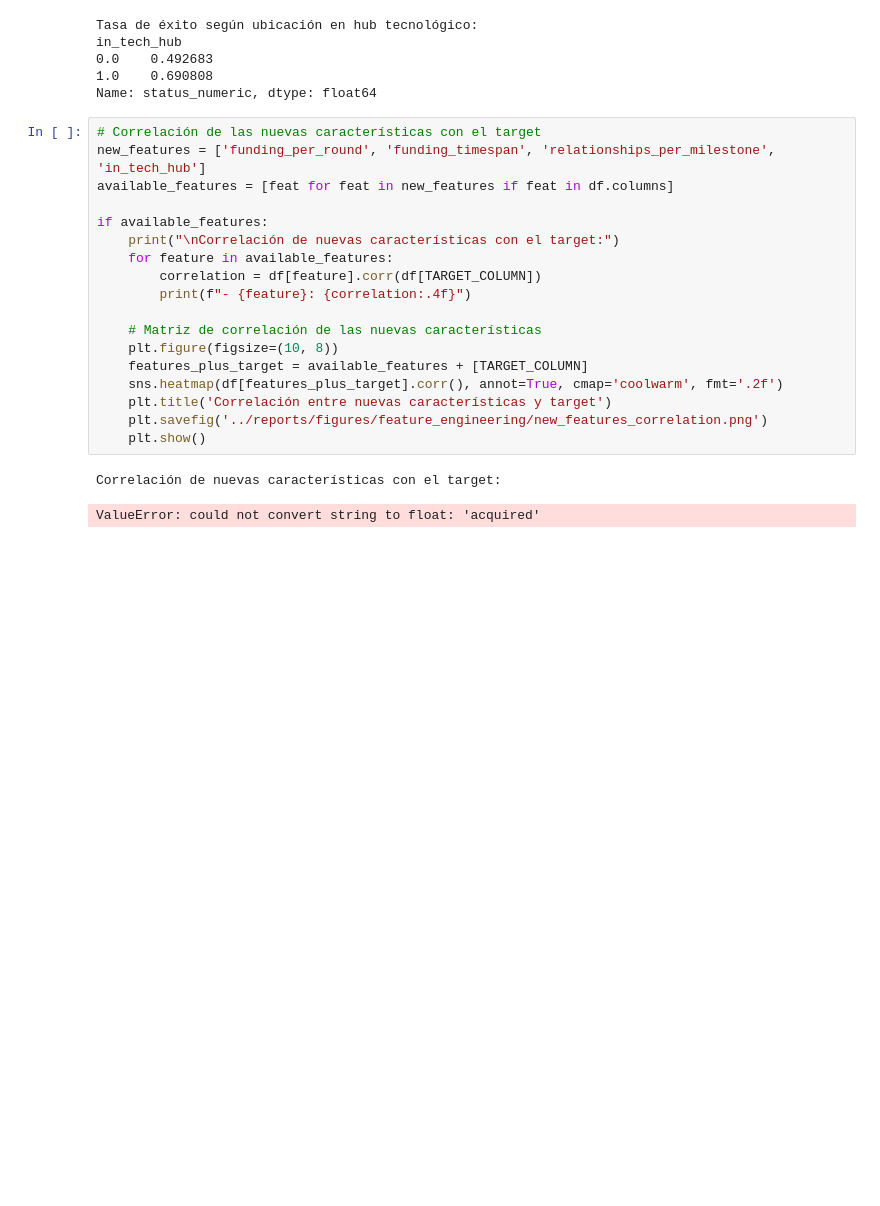
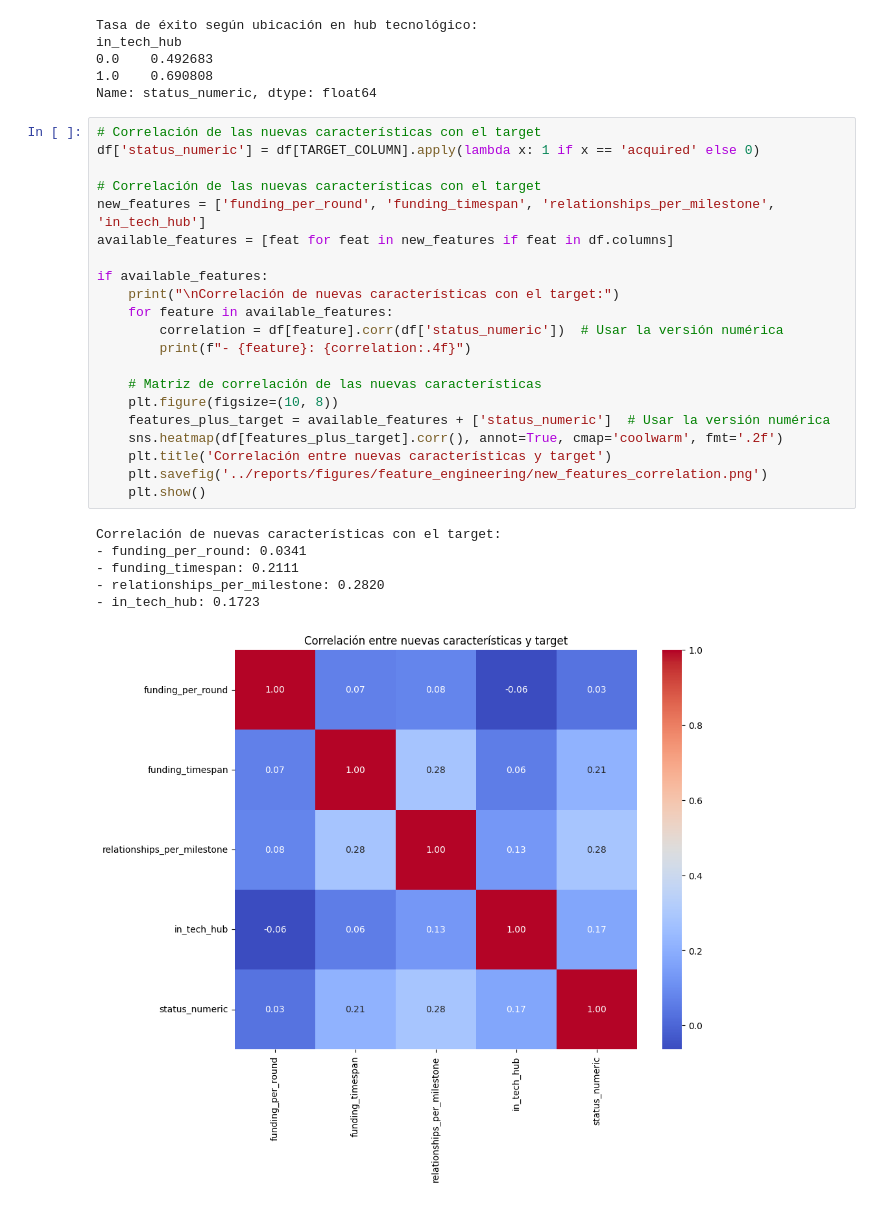
Before and after one commit to AlexLopez-ia/startups-ml, a Jupyter notebook: notebooks/02_feature_engineering.ipynb, the cells around one changed output. Cells and saved outputs as stored; diff of their text form; blank space fills up the shorter version.

```diff
--- a/notebooks/02_feature_engineering.ipynb
+++ b/notebooks/02_feature_engineering.ipynb
@@ -165,23 +165,30 @@ in_tech_hub
 1.0    0.690808
 Name: status_numeric, dtype: float64
 # %%
+# Correlación de las nuevas características con el target
+df['status_numeric'] = df[TARGET_COLUMN].apply(lambda x: 1 if x == 'acquired' else 0)
+
 # Correlación de las nuevas características con el target
 new_features = ['funding_per_round', 'funding_timespan', 'relationships_per_milestone', 'in_tech_hub']
 available_features = [feat for feat in new_features if feat in df.columns]
 
 if available_features:
     print("\nCorrelación de nuevas características con el target:")
     for feature in available_features:
-        correlation = df[feature].corr(df[TARGET_COLUMN])
+        correlation = df[feature].corr(df['status_numeric'])  # Usar la versión numérica
         print(f"- {feature}: {correlation:.4f}")
 
     # Matriz de correlación de las nuevas características
     plt.figure(figsize=(10, 8))
-    features_plus_target = available_features + [TARGET_COLUMN]
+    features_plus_target = available_features + ['status_numeric']  # Usar la versión numérica
     sns.heatmap(df[features_plus_target].corr(), annot=True, cmap='coolwarm', fmt='.2f')
     plt.title('Correlación entre nuevas características y target')
     plt.savefig('../reports/figures/feature_engineering/new_features_correlation.png')
     plt.show()
 # %% [output]
 Correlación de nuevas características con el target:
+- funding_per_round: 0.0341
+- funding_timespan: 0.2111
+- relationships_per_milestone: 0.2820
+- in_tech_hub: 0.1723
-ValueError: could not convert string to float: 'acquired'
+[figure, added]
```
Also changed, not shown: parts of 1 cell of this notebook.
